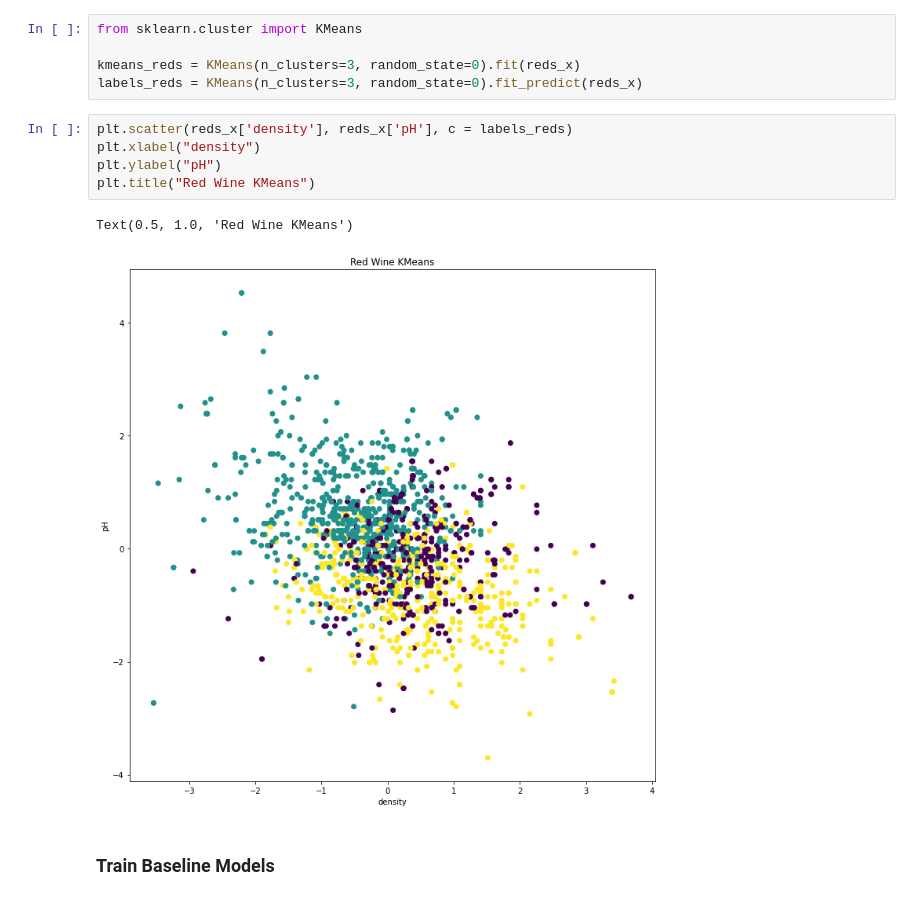
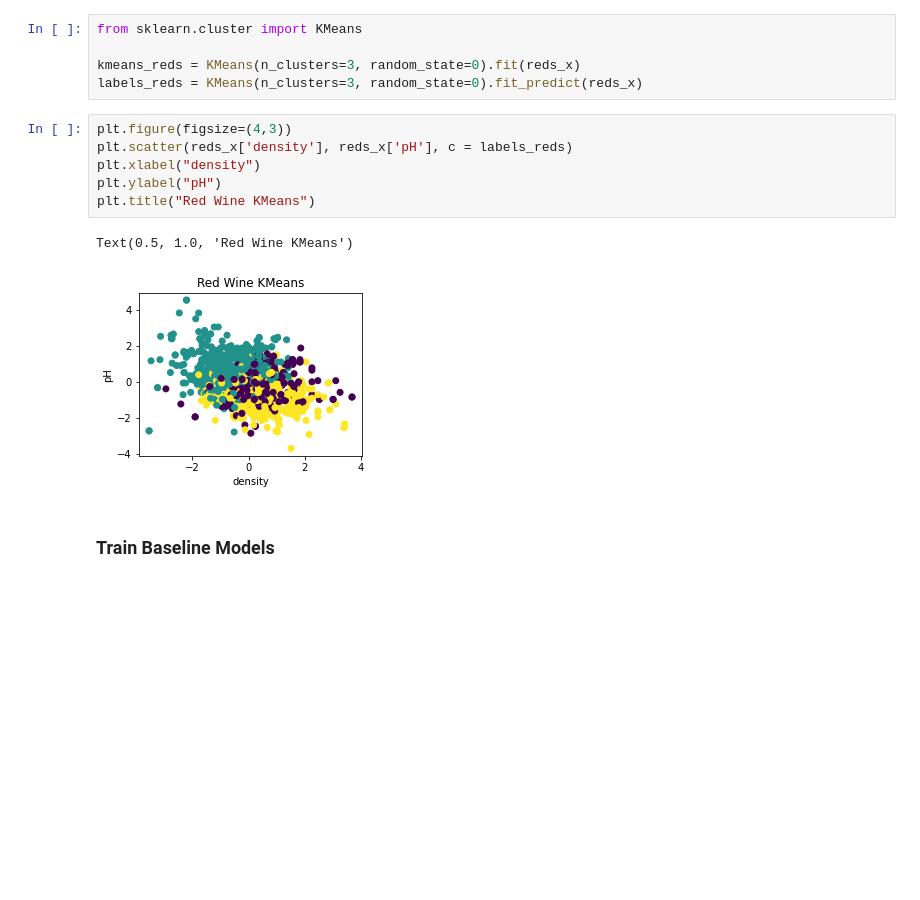
Before and after one commit to dtrakht/1001-Team-Project, a Jupyter notebook: code/red-wine.ipynb, the cells around one changed output. Drawn from its saved outputs; the diff is of its cells as text; blank space fills up the shorter version.

```diff
--- a/code/red-wine.ipynb
+++ b/code/red-wine.ipynb
@@ -527,13 +531,14 @@ from sklearn.cluster import KMeans
 kmeans_reds = KMeans(n_clusters=3, random_state=0).fit(reds_x)
 labels_reds = KMeans(n_clusters=3, random_state=0).fit_predict(reds_x)
 # %%
+plt.figure(figsize=(4,3))
 plt.scatter(reds_x['density'], reds_x['pH'], c = labels_reds)
 plt.xlabel("density")
 plt.ylabel("pH")
 plt.title("Red Wine KMeans")
 # %% [output]
 Text(0.5, 1.0, 'Red Wine KMeans')
-[figure, old version]
+[figure, new version]
 # %% [markdown]
 ### Train Baseline Models
 # %%
```
Also changed, not shown: parts of 1 cell of this notebook.
